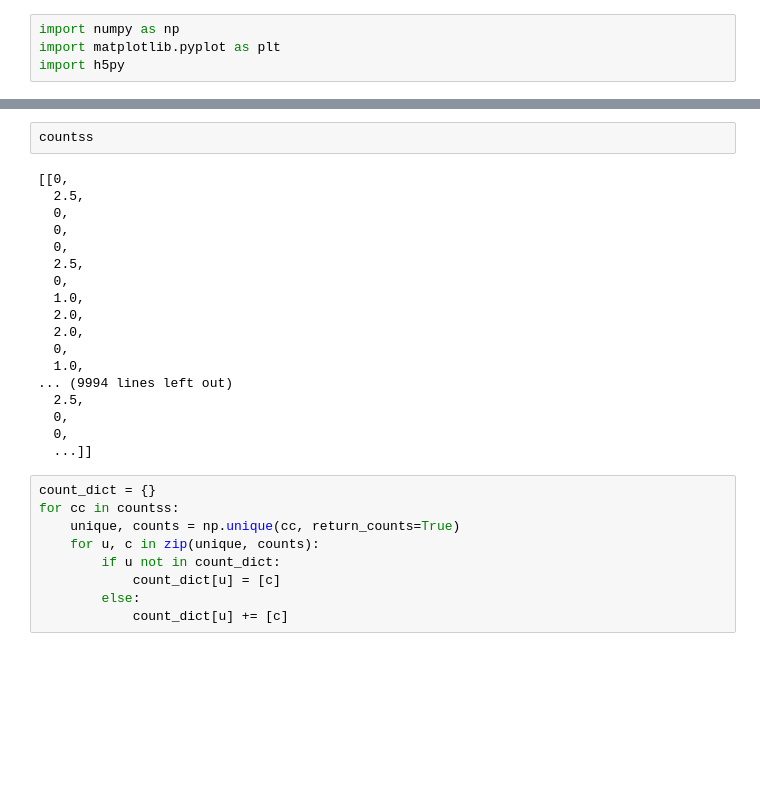
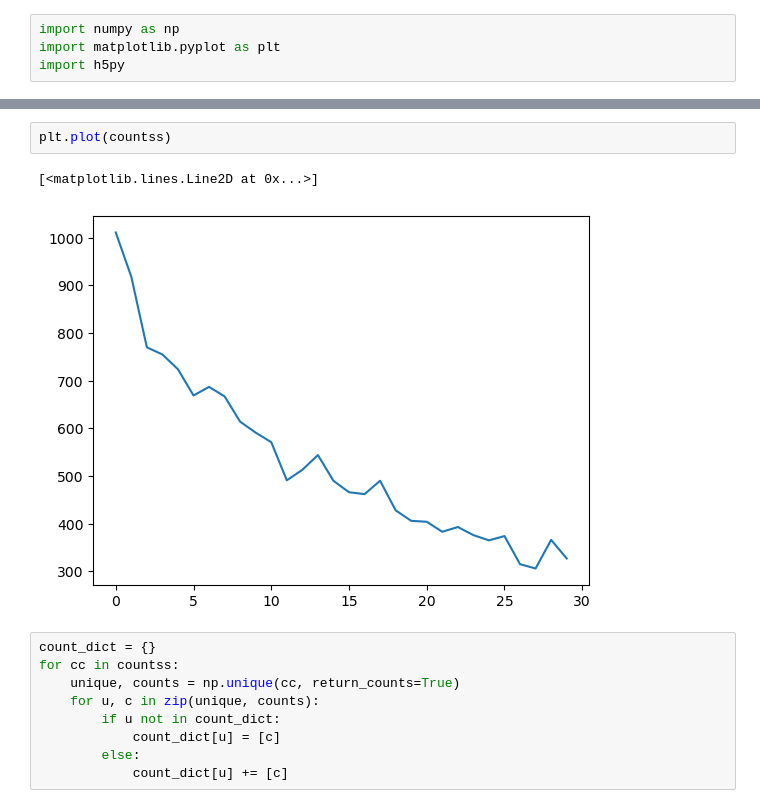
Before and after one commit to JakobSchauser/Thesis, a Jupyter notebook: CompareToData/finding_rosettes.ipynb, the cells around one changed output, grey strips where cells are left out. Cells and saved outputs as stored; diff of their text form; blank space fills up the shorter version.

```diff
--- a/CompareToData/finding_rosettes.ipynb
+++ b/CompareToData/finding_rosettes.ipynb
@@ -84,23 +124,8 @@ for iii in range(0,10):
-# %%
-countss
-# %% [output]
-[[0,
-  2.5,
-  0,
-  0,
-  0,
-  2.5,
-  0,
-  1.0,
-  2.0,
-  2.0,
-  0,
-  1.0,
-... (9994 lines left out)
-  2.5,
-  0,
-  0,
-  ...]]
+# %%
+plt.plot(countss)
+# %% [output]
+[<matplotlib.lines.Line2D at 0x...>]
+[figure, added]
 # %%
 count_dict = {}
 for cc in countss:
```
Also changed, not shown: parts of 6 cells of this notebook, 3 other files.
